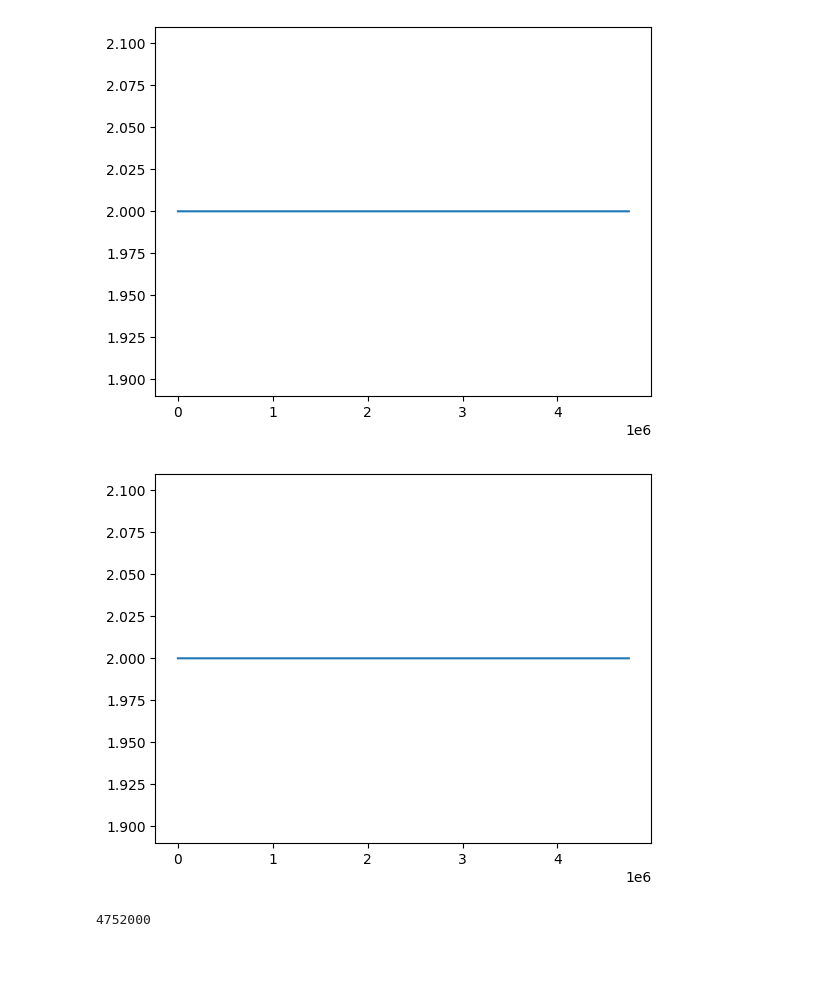
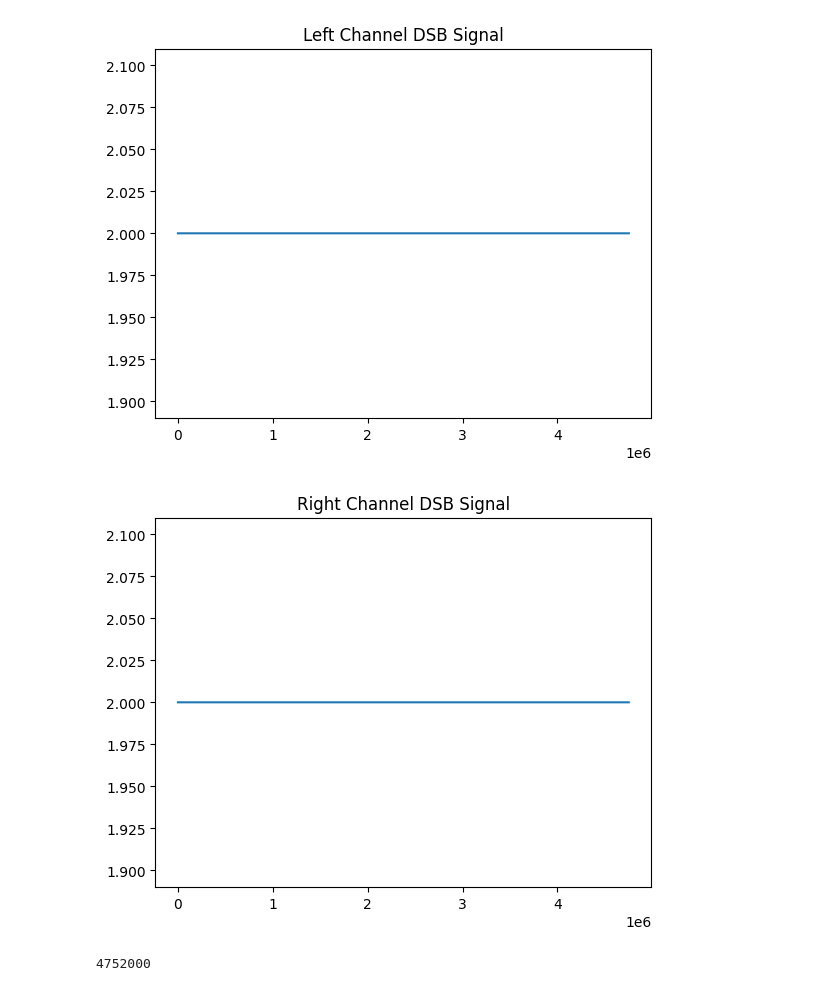
Before and after one commit to YFC0254/Up-Load, a Jupyter notebook: 通信原理/思考题1.ipynb, the cells around one changed output. Saved outputs shown, nothing was run; the diff lists cells and outputs as text; code cells hidden in the pictures; blank space fills up the shorter version.

```diff
--- a/通信原理/思考题1.ipynb
+++ b/通信原理/思考题1.ipynb
@@ -111,27 +136,27 @@ max(demodulated_data[:,1]):27485
 # %%
 # 对AM信号进行DSB调制
 # 分别对左右声道分别做DSB调制
 '''
 upper_sideband_left：这是在计算上部边带的信号。在双边带调制中，上部边带是在载波频率上加上信号频率后的结果。这是通过计算2*np.pi*(carrier_freq+carrier_freq)*time的余弦值来实现的，其中carrier_freq是载波频率，time是时间。
 lower_sideband_left：这是在计算下部边带的信号。在双边带调制中，下部边带就是将载波频率减去信号频率的结果。这是通过计算2*np.pi*(carrier_freq-carrier_freq)*time的余弦值来实现的。
 dsb_wave：最后，dsb_wave是上部边带的信号和下部边带信号的叠加，这就形成了双边带调制的波形。
 '''
-upper_sideband_left = np.cos(2*np.pi*(carrier_freq+carrier_freq)*time)
-lower_sideband_left = np.cos(2*np.pi*(carrier_freq-carrier_freq)*time)
+upper_sideband_left = carrier*np.cos(2*np.pi*(carrier_freq+sample_rate)*time)
+lower_sideband_left = carrier*np.cos(2*np.pi*(carrier_freq-sample_rate)*time)
 dsb_wave_left = upper_sideband_left + lower_sideband_left
 plt.figure("左声道DSB信号")
-plt.plot(np.arange(len(modulated_left)),dsb_wave_left)
-# plt.show()
-upper_sideband_right = np.cos(2*np.pi*(carrier_freq+carrier_freq)*time)
-lower_sideband_right = np.cos(2*np.pi*(carrier_freq-carrier_freq)*time)
+plt.title("Left Channel DSB Signal")
+plt.plot(np.arange(len(dsb_wave_left)),dsb_wave_left)
+upper_sideband_right = carrier*np.cos(2*np.pi*(carrier_freq+sample_rate)*time)
+lower_sideband_right = carrier*np.cos(2*np.pi*(carrier_freq-sample_rate)*time)
 dsb_wave_right = upper_sideband_right + lower_sideband_right
-# dsb_modulated_data = np.empty_like(data)
 plt.figure("右声道DSB信号")
+plt.title("Right Channel DSB Signal")
 plt.plot(np.arange(len(modulated_right)),dsb_wave_right)
-# plt.show()
+plt.show()
 # %% [output]
-[figure, old version]
+[figure, new version]
-[figure, old version]
+[figure, new version]
 # %%
 print(len(data))
 # %% [output]
```
Also changed, not shown: parts of 4 cells of this notebook.
